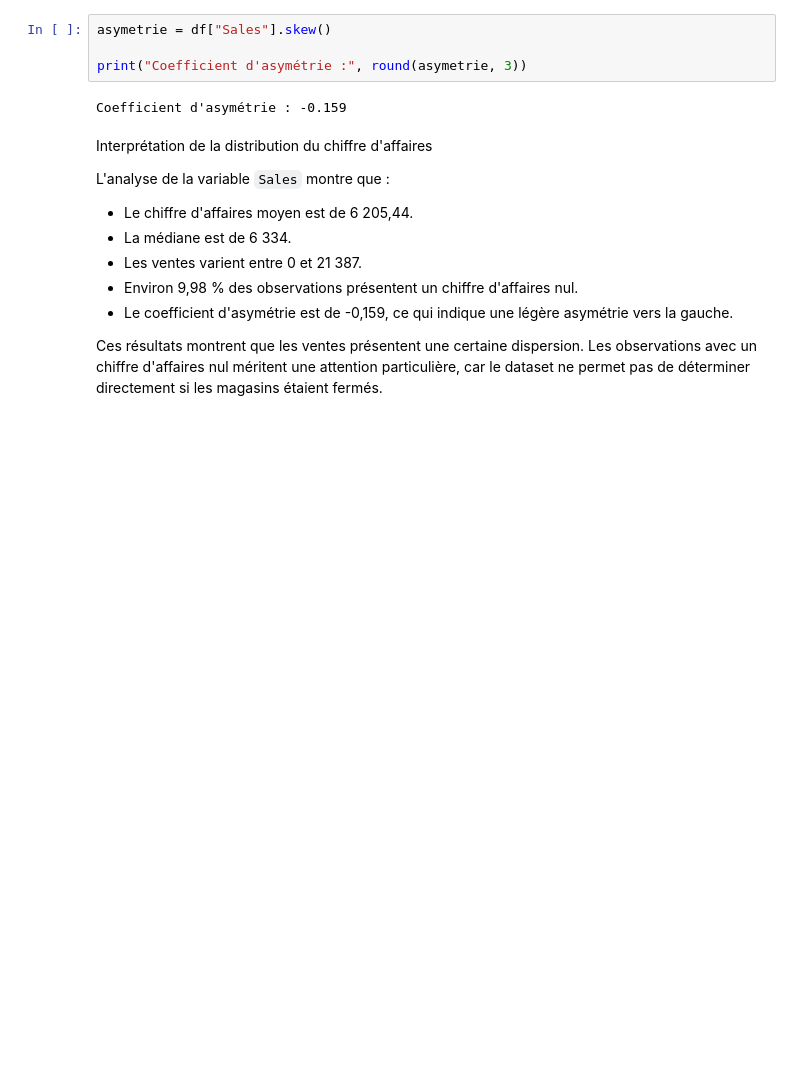
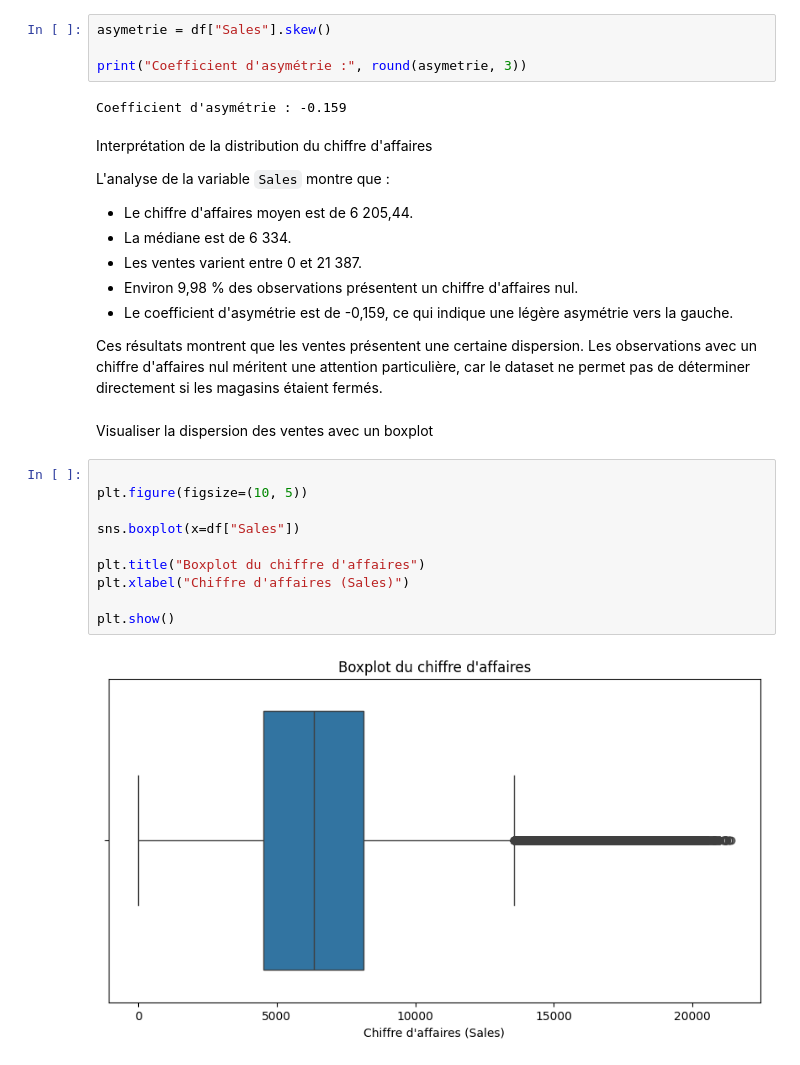
Before and after one commit to Youssoupha-ndiaye/Projet_ML_prediction_chiffres_affaires, a Jupyter notebook: Prediction_chiffres_affaires/notebooks/analyse_exploratoire.ipynb, the cells around one changed output. Drawn from its saved outputs; the diff is of its cells as text; blank space fills up the shorter version.

Commit message:
Analyser la dispersion et les valeurs extremes des ventes

```diff
--- a/Prediction_chiffres_affaires/notebooks/analyse_exploratoire.ipynb
+++ b/Prediction_chiffres_affaires/notebooks/analyse_exploratoire.ipynb
@@ -190,3 +190,17 @@ L'analyse de la variable `Sales` montre que :
 - Le coefficient d'asymétrie est de -0,159, ce qui indique une légère asymétrie vers la gauche.
 
 Ces résultats montrent que les ventes présentent une certaine dispersion. Les observations avec un chiffre d'affaires nul méritent une attention particulière, car le dataset ne permet pas de déterminer directement si les magasins étaient fermés.
+# %% [markdown]
+Visualiser la dispersion des ventes avec un boxplot
+# %%
+
+plt.figure(figsize=(10, 5))
+
+sns.boxplot(x=df["Sales"])
+
+plt.title("Boxplot du chiffre d'affaires")
+plt.xlabel("Chiffre d'affaires (Sales)")
+
+plt.show()
+# %% [output]
+[figure, added]
```
Also changed, not shown: parts of 5 cells of this notebook.
